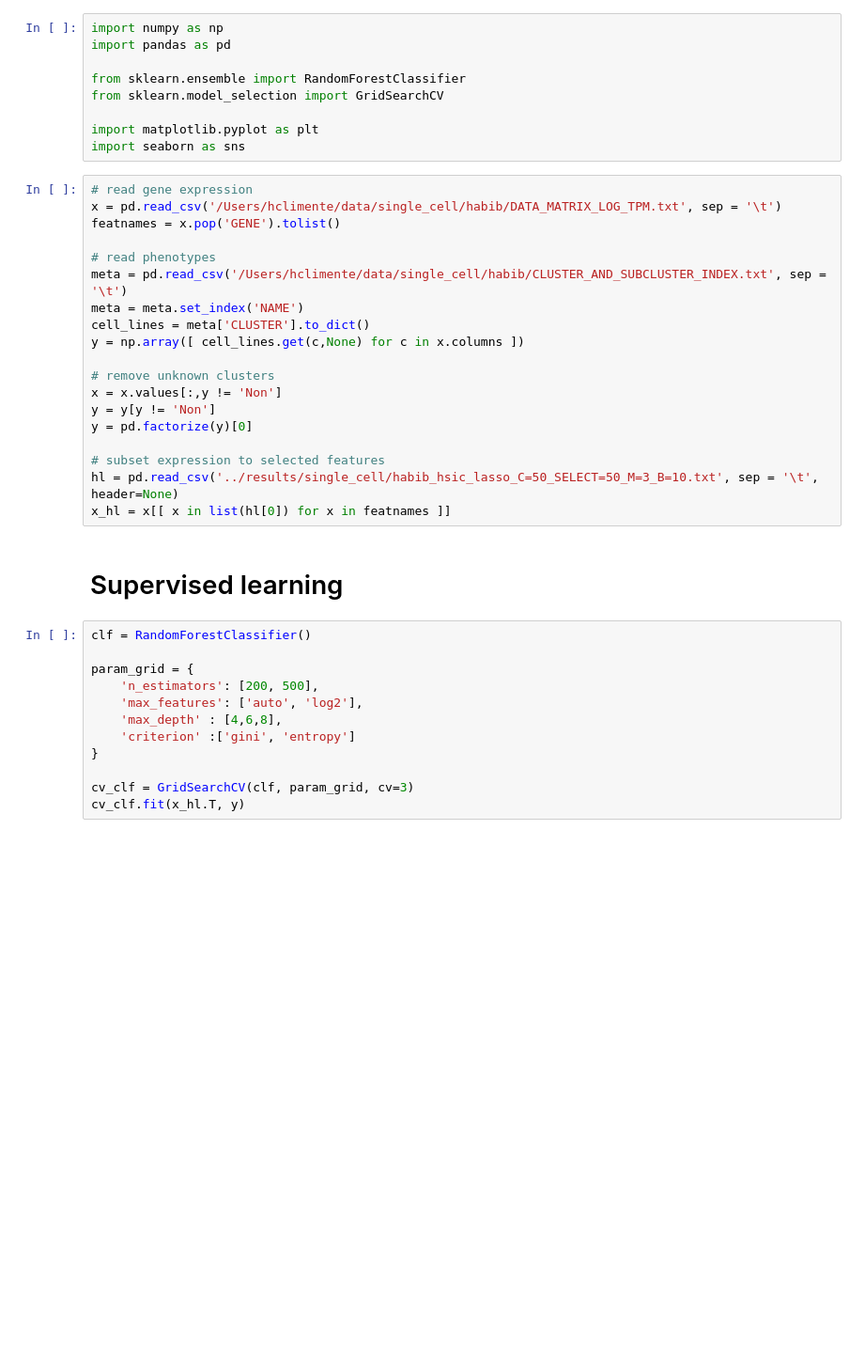
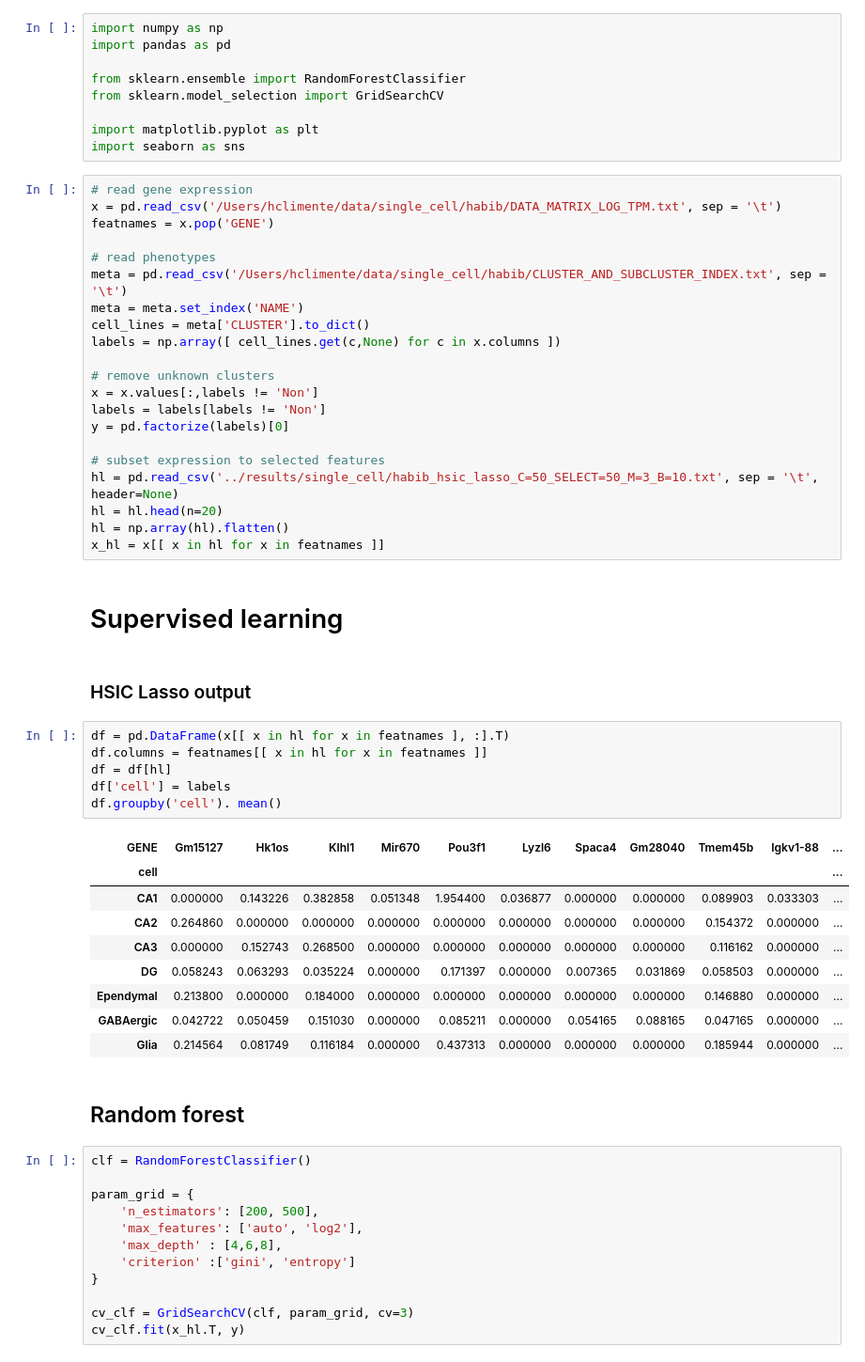
Before and after one commit to hclimente/nori, a Jupyter notebook: doc/habib.ipynb, the cells around one changed output. Shown: that part at 94% size. Cells and saved outputs as stored; diff of their text form; blank space fills up the shorter version.

```diff
--- a/doc/habib.ipynb
+++ b/doc/habib.ipynb
@@ -10,24 +10,46 @@ import seaborn as sns
 # %%
 # read gene expression
 x = pd.read_csv('/Users/hclimente/data/single_cell/habib/DATA_MATRIX_LOG_TPM.txt', sep = '\t')
-featnames = x.pop('GENE').tolist()
+featnames = x.pop('GENE')
 
 # read phenotypes
 meta = pd.read_csv('/Users/hclimente/data/single_cell/habib/CLUSTER_AND_SUBCLUSTER_INDEX.txt', sep = '\t')
 meta = meta.set_index('NAME')
 cell_lines = meta['CLUSTER'].to_dict()
-y = np.array([ cell_lines.get(c,None) for c in x.columns ])
+labels = np.array([ cell_lines.get(c,None) for c in x.columns ])
 
 # remove unknown clusters
-x = x.values[:,y != 'Non']
-y = y[y != 'Non']
-y = pd.factorize(y)[0]
+x = x.values[:,labels != 'Non']
+labels = labels[labels != 'Non']
+y = pd.factorize(labels)[0]
 
 # subset expression to selected features
 hl = pd.read_csv('../results/single_cell/habib_hsic_lasso_C=50_SELECT=50_M=3_B=10.txt', sep = '\t', header=None)
-x_hl = x[[ x in list(hl[0]) for x in featnames ]]
+hl = hl.head(n=20)
+hl = np.array(hl).flatten()
+x_hl = x[[ x in hl for x in featnames ]]
 # %% [markdown]
 # Supervised learning
+# %% [markdown]
+### HSIC Lasso output
+# %%
+df = pd.DataFrame(x[[ x in hl for x in featnames ], :].T)
+df.columns = featnames[[ x in hl for x in featnames ]]
+df = df[hl]
+df['cell'] = labels
+df.groupby('cell'). mean()
+# %% [output]
+| GENE | Gm15127 | Hk1os | Klhl1 | Mir670 | Pou3f1 | Lyzl6 | Spaca4 | Gm28040 | Tmem45b | Igkv1-88 | ... |
+| cell |  |  |  |  |  |  |  |  |  |  | ... |
+| CA1 | 0.000000 | 0.143226 | 0.382858 | 0.051348 | 1.954400 | 0.036877 | 0.000000 | 0.000000 | 0.089903 | 0.033303 | ... |
+| CA2 | 0.264860 | 0.000000 | 0.000000 | 0.000000 | 0.000000 | 0.000000 | 0.000000 | 0.000000 | 0.154372 | 0.000000 | ... |
+| CA3 | 0.000000 | 0.152743 | 0.268500 | 0.000000 | 0.000000 | 0.000000 | 0.000000 | 0.000000 | 0.116162 | 0.000000 | ... |
+| DG | 0.058243 | 0.063293 | 0.035224 | 0.000000 | 0.171397 | 0.000000 | 0.007365 | 0.031869 | 0.058503 | 0.000000 | ... |
+| Ependymal | 0.213800 | 0.000000 | 0.184000 | 0.000000 | 0.000000 | 0.000000 | 0.000000 | 0.000000 | 0.146880 | 0.000000 | ... |
+| GABAergic | 0.042722 | 0.050459 | 0.151030 | 0.000000 | 0.085211 | 0.000000 | 0.054165 | 0.088165 | 0.047165 | 0.000000 | ... |
+| Glia | 0.214564 | 0.081749 | 0.116184 | 0.000000 | 0.437313 | 0.000000 | 0.000000 | 0.000000 | 0.185944 | 0.000000 | ... |
+# %% [markdown]
+## Random forest
 # %%
 clf = RandomForestClassifier()
 
```
Also changed, not shown: parts of 7 cells of this notebook, 1 other file.
